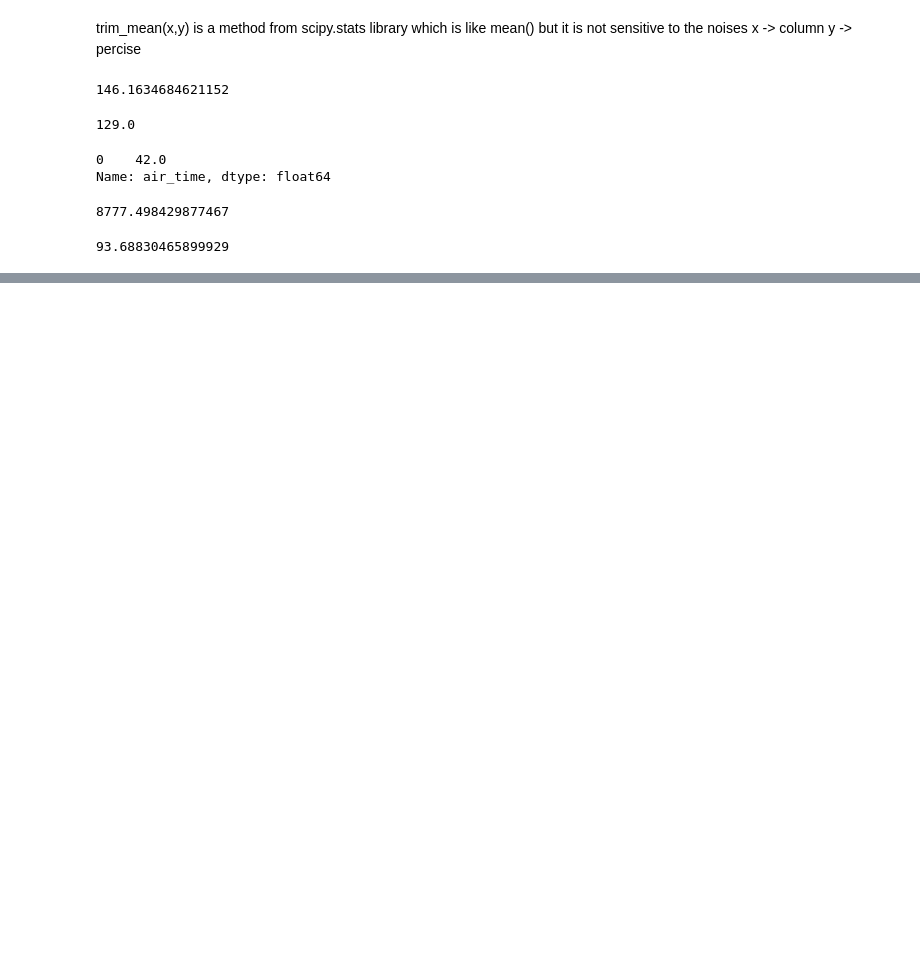
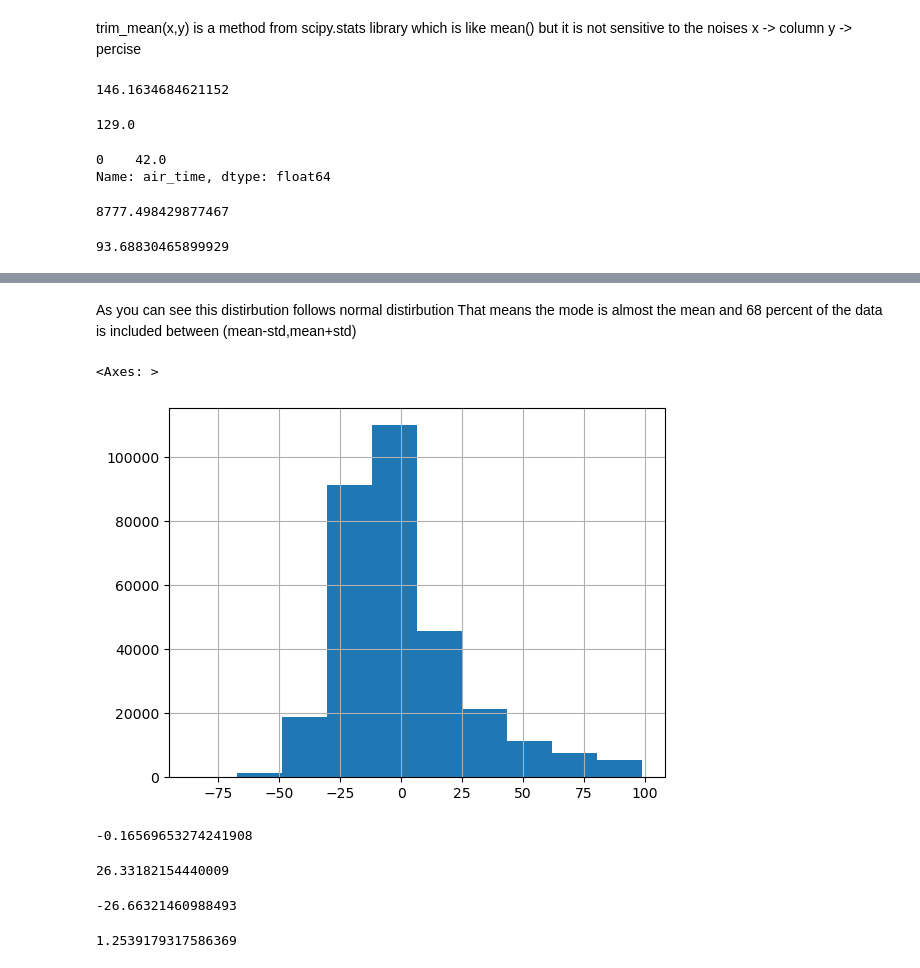
Before and after one commit to BeziKaviani/data-science-ml-learning-path, a Jupyter notebook: 02-descriptive-statistics/descriptive_methods.ipynb, the cells around one changed output, grey strips where cells are left out. Saved outputs shown, nothing was run; the diff lists cells and outputs as text; code cells hidden in the pictures; blank space fills up the shorter version.

```diff
--- a/02-descriptive-statistics/descriptive_methods.ipynb
+++ b/02-descriptive-statistics/descriptive_methods.ipynb
@@ -50,0 +66,24 @@ flight_data['air_time'].std()
+# %% [markdown]
+As you can see this distirbution follows normal distirbution
+That means the mode is almost the mean and 68 percent of the data is included between (mean-std,mean+std)
+# %%
+flight_data['arr_delay'][flight_data['arr_delay']<100].hist()
+# %% [output]
+<Axes: >
+[figure, added]
+# %%
+flight_data['arr_delay'][flight_data['arr_delay']<100].mean()
+# %% [output]
+-0.16569653274241908
+# %%
+flight_data['arr_delay'][flight_data['arr_delay']<100].mean() + flight_data['arr_delay'][flight_data['arr_delay']<100].std()
+# %% [output]
+26.33182154440009
+# %%
+flight_data['arr_delay'][flight_data['arr_delay']<100].mean() - flight_data['arr_delay'][flight_data['arr_delay']<100].std()
+# %% [output]
+-26.66321460988493
+# %%
+flight_data['arr_delay'][flight_data['arr_delay']<100].skew()
+# %% [output]
+1.2539179317586369
```
Also changed, not shown: parts of 3 cells of this notebook.
